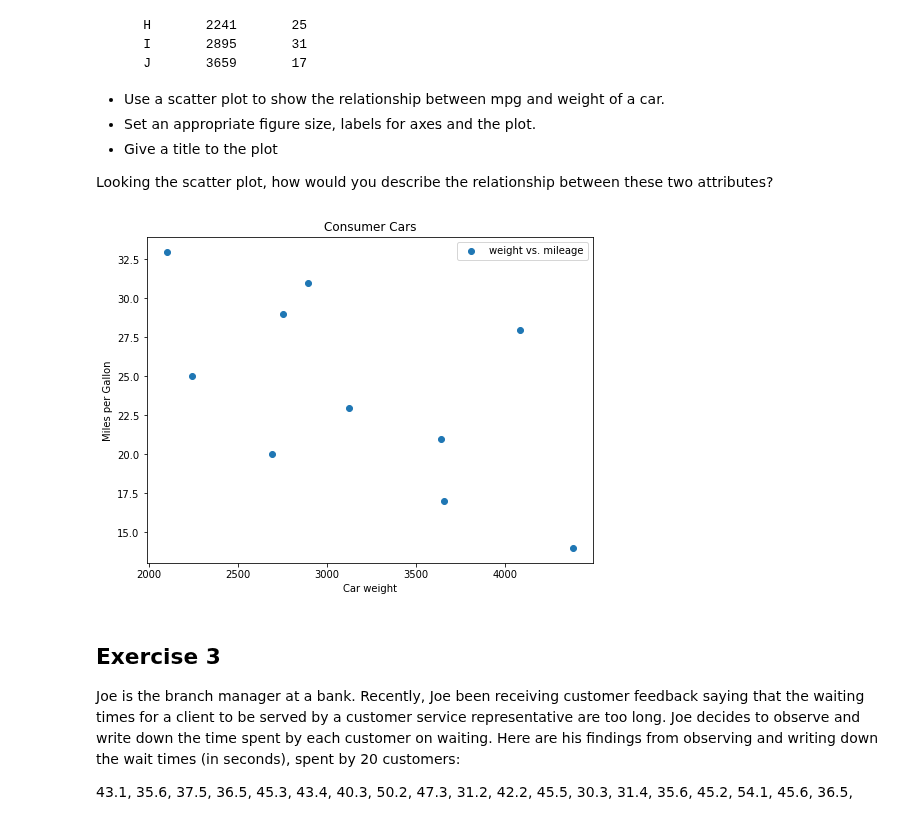
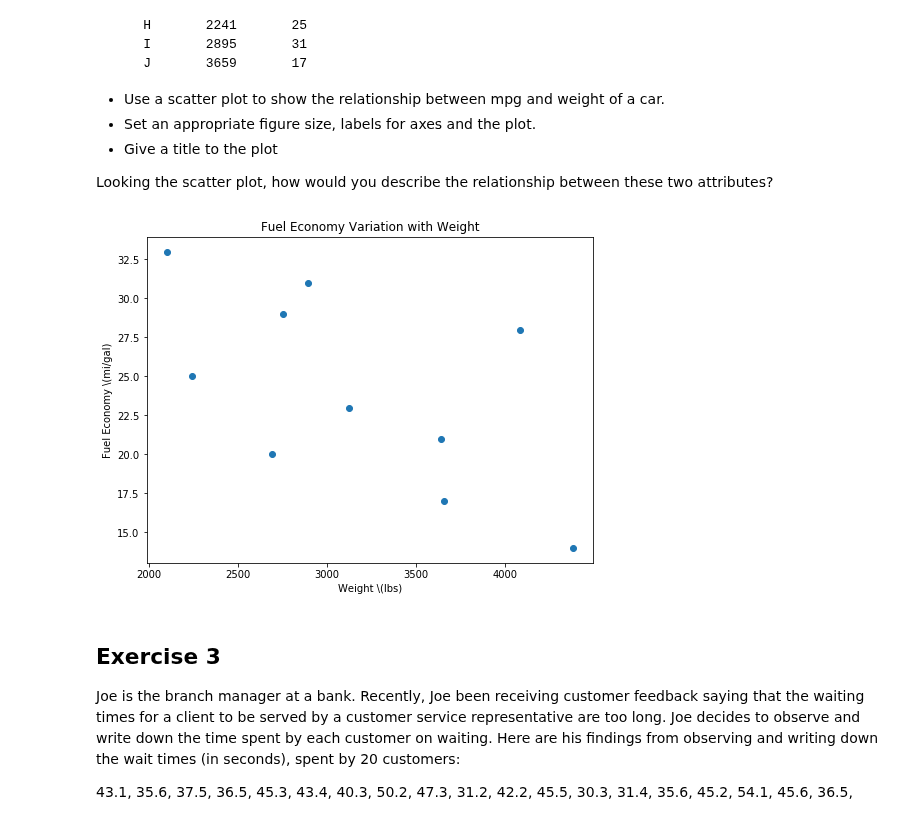
Before and after one commit to chrised209/dsc-data-viz-lab-houston-ds-071519, a Jupyter notebook: index.ipynb, the cells around one changed output. Cells and saved outputs as stored; diff of their text form; code cells hidden in the pictures.

```diff
--- a/index.ipynb
+++ b/index.ipynb
@@ -66,19 +66,19 @@ Looking the scatter plot, how would you describe the relationship between these
 # %%
 weight = [2750, 3125, 2100, 4082, 2690, 3640, 4380, 2241, 2895, 3659]
 mpg = [29, 23, 33, 28, 20, 21, 14, 25, 31, 17]
 labels = ['Weight \(lbs)', 'Fuel Economy \(mi/gal)']
 # Set the figure size in inches
 plt.figure(figsize=(8,6))
 # Plot with scatter()
 plt.scatter(weight,mpg)
 
 # Set x and y axes labels and give titles
 plt.xlabel(labels[0])
 plt.ylabel(labels[1])
 plt.title("Fuel Economy Variation with Weight")
-plt
+plt.show()
 # %% [output]
-[figure, old version]
+[figure, new version]
 # %% [markdown]
 ## Exercise 3
 
```
